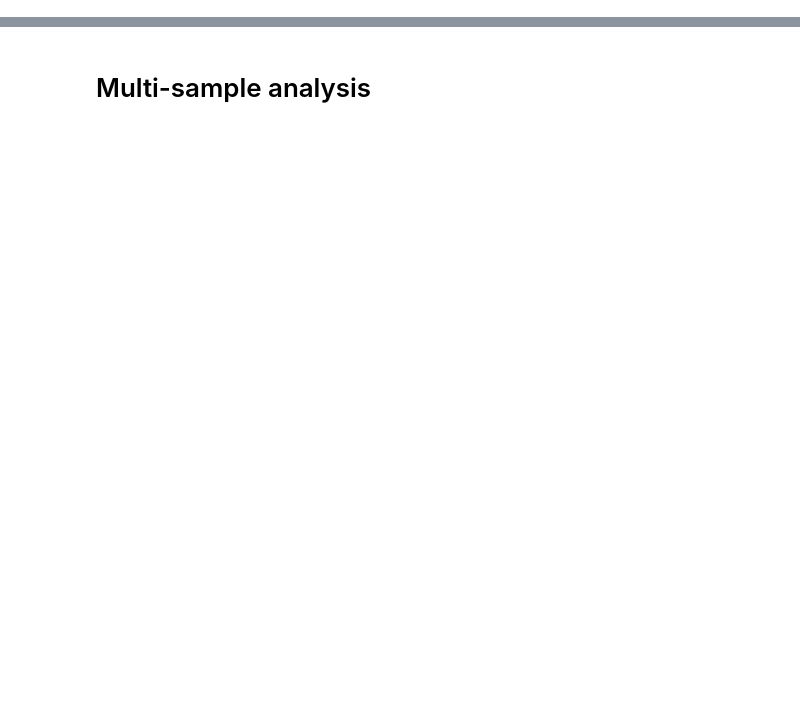
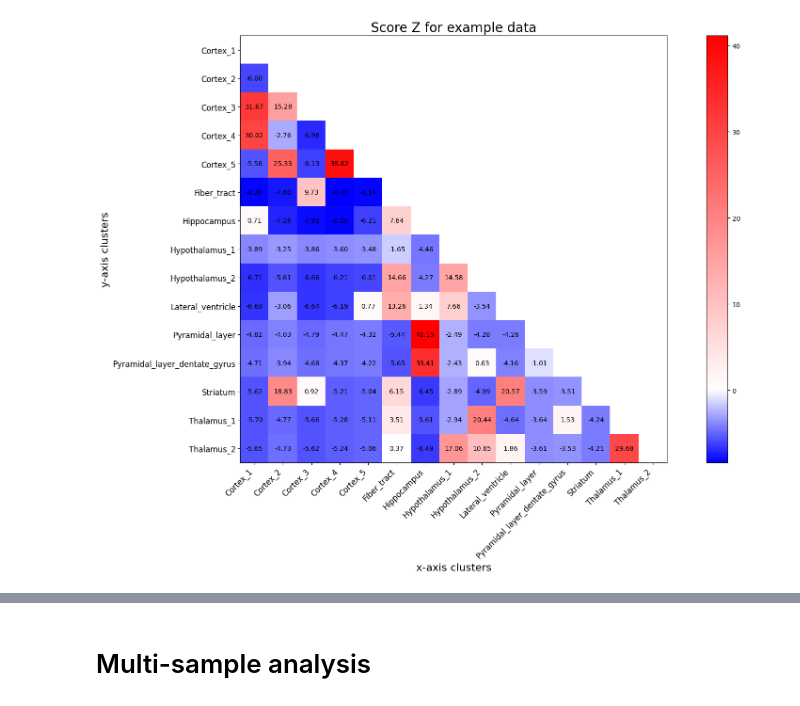
Before and after one commit to pedrovp161/spatools, a Jupyter notebook: Tutorials/clustering_correlation_analysis.ipynb, the cells around one changed output, grey strips where cells are left out. Saved outputs shown, nothing was run; the diff lists cells and outputs as text; code cells hidden in the pictures; blank space fills up the shorter version.

```diff
--- a/Tutorials/clustering_correlation_analysis.ipynb
+++ b/Tutorials/clustering_correlation_analysis.ipynb
@@ -0,0 +49,2 @@
+# %%
+adata = correlate_distances(adata, is_concatenated=False, cluster_col="cluster")
@@ -0,0 +81,4 @@
+# %%
+from spatools.tools.tl import z_score
+
+adata = z_score(adata)
@@ -0,0 +104,9 @@
+# %%
+from spatools.plotting.pl import z_score_matrixplot
+
+z_score_matrixplot(adata, show=True,
+              title="Score Z for example data",
+              return_object=True
+              )
+# %% [output]
+[figure, added]
```
Also changed, not shown: parts of 20 cells of this notebook, 6 other files.
